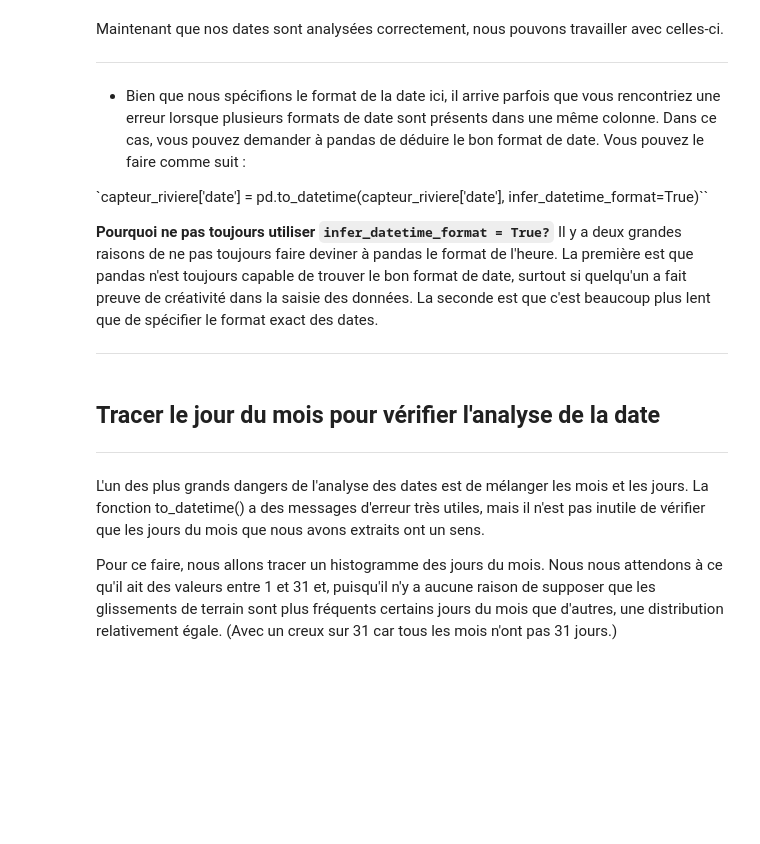
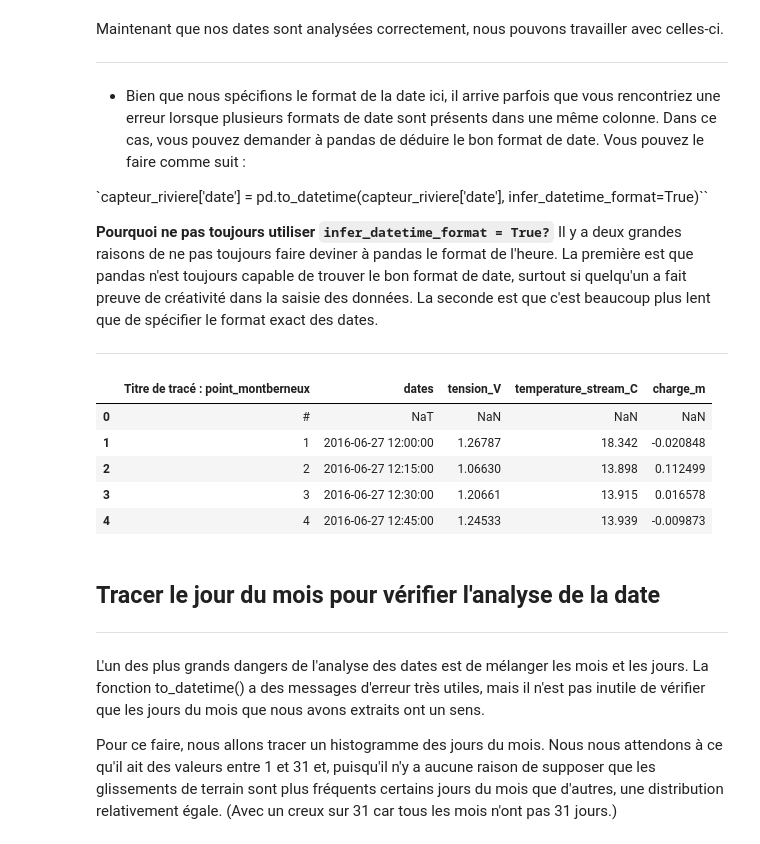
Before and after one commit to ameliemelorene/MOLONARI_1D_RESOURCES, a Jupyter notebook: Students/BONIN-IMPEROR.ipynb, the cells around one changed output. Saved outputs shown, nothing was run; the diff lists cells and outputs as text; code cells hidden in the pictures; blank space fills up the shorter version.

```diff
--- a/Students/BONIN-IMPEROR.ipynb
+++ b/Students/BONIN-IMPEROR.ipynb
@@ -176,3 +180,12 @@ ____
+# %%
+capteur_riviere.head()
+# %% [output]
+|  | Titre de tracé : point_montberneux | dates | tension_V | temperature_stream_C | charge_m |
+| 0 | # | NaT | NaN | NaN | NaN |
+| 1 | 1 | 2016-06-27 12:00:00 | 1.26787 | 18.342 | -0.020848 |
+| 2 | 2 | 2016-06-27 12:15:00 | 1.06630 | 13.898 | 0.112499 |
+| 3 | 3 | 2016-06-27 12:30:00 | 1.20661 | 13.915 | 0.016578 |
+| 4 | 4 | 2016-06-27 12:45:00 | 1.24533 | 13.939 | -0.009873 |
 # %% [markdown]
 ## Tracer le jour du mois pour vérifier l'analyse de la date
 ___
```
Also changed, not shown: parts of 7 cells of this notebook.
